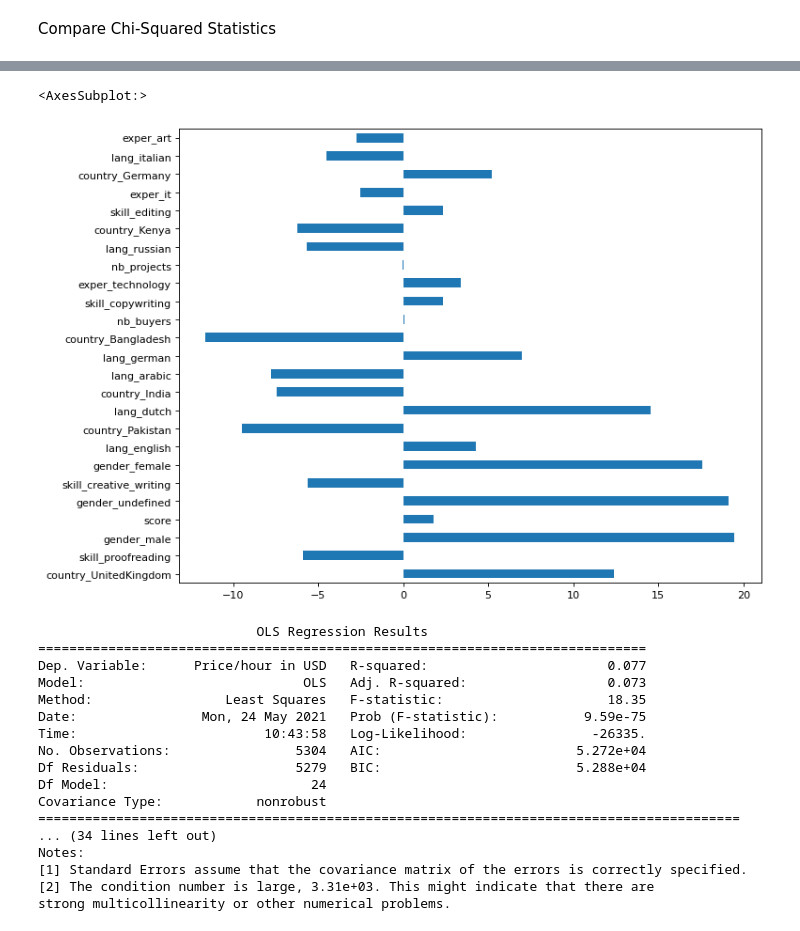
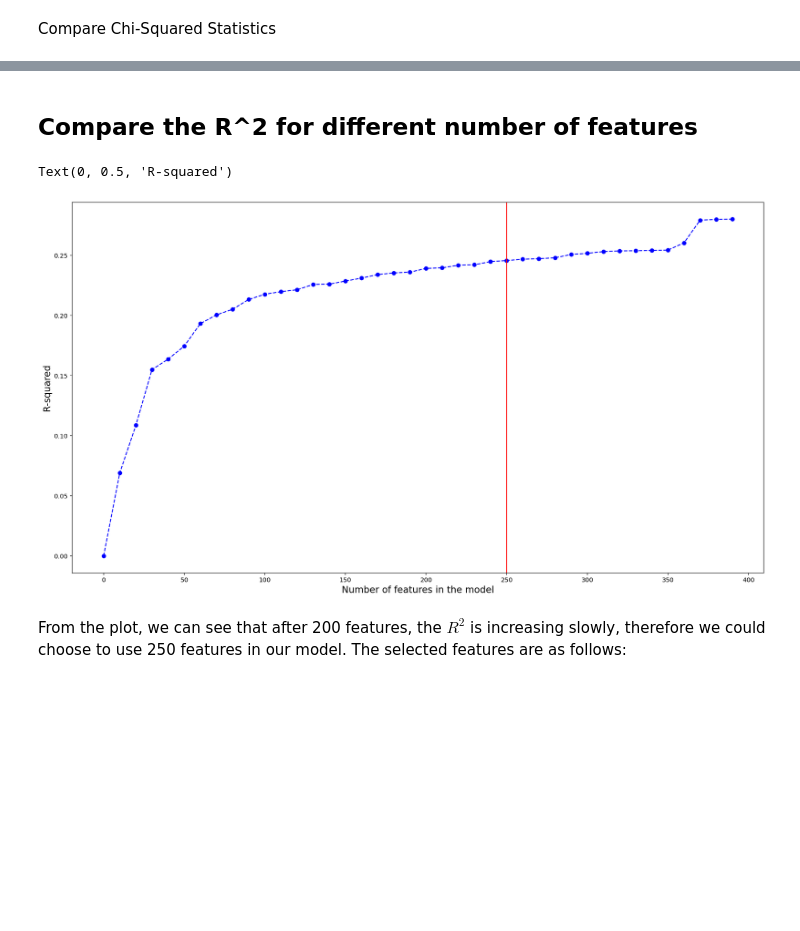
Before and after one commit to Victor-Manach/MODS207, a Jupyter notebook: feature_selection.ipynb, the cells around one changed output, grey strips where cells are left out. Drawn from its saved outputs; the diff is of its cells as text; code cells hidden in the pictures; blank space fills up the shorter version.

Commit message:
Create dummy variables for the regression and use feature selection to find the best parameters in our model

```diff
--- a/feature_selection.ipynb
+++ b/feature_selection.ipynb
@@ -151,2 +29,0 @@ The eliminated features are :
-# %%
-X = X[feat_pvalues[0:25].index]
@@ -165,31 +30,29 @@ plt.show()
-# %%
-plt.figure(num=None, figsize=(10,8), dpi=80, facecolor='w', edgecolor='k')
-feat_importances = pd.Series(result.params)
-feat_importances.plot(kind='barh')
-# %% [output]
-<AxesSubplot:>
-[figure, removed]
-# %%
-X_train, X_test, y_train, y_test = train_test_split(X, y, test_size=0.25, random_state=0)
-
-model = sm.OLS(y_train.astype(float), X_train.astype(float))
-result = model.fit()
-print(result.summary())
-# %% [output]
-                            OLS Regression Results
-==============================================================================
-Dep. Variable:      Price/hour in USD   R-squared:                       0.077
-Model:                            OLS   Adj. R-squared:                  0.073
-Method:                 Least Squares   F-statistic:                     18.35
-Date:                Mon, 24 May 2021   Prob (F-statistic):           9.59e-75
-Time:                        10:43:58   Log-Likelihood:                -26335.
-No. Observations:                5304   AIC:                         5.272e+04
-Df Residuals:                    5279   BIC:                         5.288e+04
-Df Model:                          24
-Covariance Type:            nonrobust
-==========================================================================================
-... (34 lines left out)
-Notes:
-[1] Standard Errors assume that the covariance matrix of the errors is correctly specified.
-[2] The condition number is large, 3.31e+03. This might indicate that there are
-strong multicollinearity or other numerical problems.
+# %% [markdown]
+## Compare the R^2 for different number of features
+# %%
+nb_features = data.shape[1]-1 # because there we need to remove the y from the features
+# %%
+# Select Features With Best ANOVA F-Values
+rsquared = []
+selected_cols = {} # keys are the number of features and values are lists of the indices of the selected features
+for i in range(0,nb_features,10):
+    selector = SelectKBest(f_classif, k=i)
+    selector.fit(X,y)
+    cols = selector.get_support(indices=True)
+    X_new = X.iloc[:,cols]
+    X_new = X_new.assign(Intercept=1)
+    model = sm.OLS(y, X_new).fit()
+    rsquared.append(model.rsquared)
+    selected_cols[i] = cols
+# %%
+plt.figure(figsize=(20,11))
+x = range(0,nb_features,10)
+plt.plot(x,rsquared, '--', c='b', marker='o')
+plt.xlabel('Number of features in the model', size=15)
+plt.axvline(250, 0, 1, c='r')
+plt.ylabel('R-squared', size=15)
+# %% [output]
+Text(0, 0.5, 'R-squared')
+[figure, added]
+# %% [markdown]
+From the plot, we can see that after 200 features, the $R^{2}$ is increasing slowly, therefore we could choose to use 250 features in our model. The selected features are as follows:
```
Also changed, not shown: parts of 30 cells of this notebook, 3 other files.
